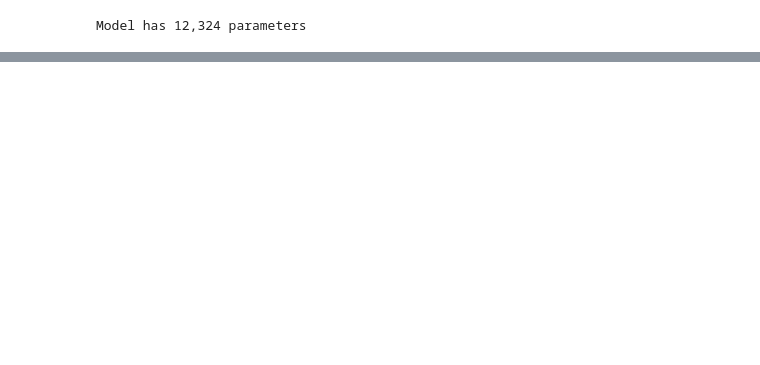
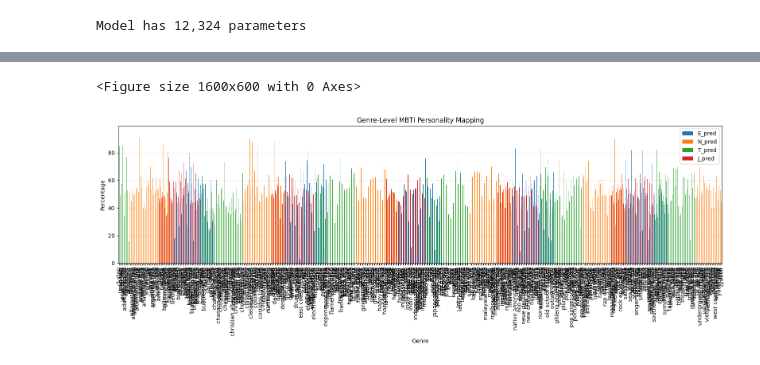
Before and after one commit to kjesinthuyaUCLL/mbti-tune, a Jupyter notebook: notebooks/MBTI_Song_Classifier.ipynb, the cells around one changed output, grey strips where cells are left out. Drawn from its saved outputs; the diff is of its cells as text; code cells hidden in the pictures; blank space fills up the shorter version.

```diff
--- a/notebooks/MBTI_Song_Classifier.ipynb
+++ b/notebooks/MBTI_Song_Classifier.ipynb
@@ -260,0 +304,20 @@ J: MAE=0.470, Letter Acc=59.4%
+# %%
+# 11 - Genre-level personality mapping (updated for 'Genres' column)
+
+genre_column = "Genres"
+
+if genre_column not in df.columns:
+    raise ValueError(f"Column '{genre_column}' not found in df. Cannot compute genre-level mapping.")
+
+# Clean genre field (some tracks have multiple genres separated by commas)
+df[genre_column] = df[genre_column].fillna("Unknown")
+df[genre_column] = df[genre_column].astype(str).apply(lambda x: x.split(",")[0].strip())
+
+# Compute mean MBTI per genre
+genre_mbti = df.groupby(genre_column)[['E_pred', 'N_pred', 'T_pred', 'J_pred']].mean()
+
+# Convert to percentages
+genre_mbti_pct = genre_mbti * 100
+
+print("✅ Genre-level MBTI mapping computed using column:", genre_column)
+genre_mbti_pct.head()
@@ -260,0 +333,14 @@ J: MAE=0.470, Letter Acc=59.4%
+# %%
+# 12 - Bar chart visualization of genre-level MBTI
+
+plt.figure(figsize=(16,6))
+genre_mbti_pct.plot(kind="bar", figsize=(16,6))
+plt.title("Genre-Level MBTI Personality Mapping")
+plt.ylabel("Percentage")
+plt.xlabel("Genre")
+plt.grid(axis='y', alpha=0.3)
+plt.tight_layout()
+plt.show()
+# %% [output]
+<Figure size 1600x600 with 0 Axes>
+[figure, added]
```
Also changed, not shown: parts of 12 cells of this notebook, 9 other files.
